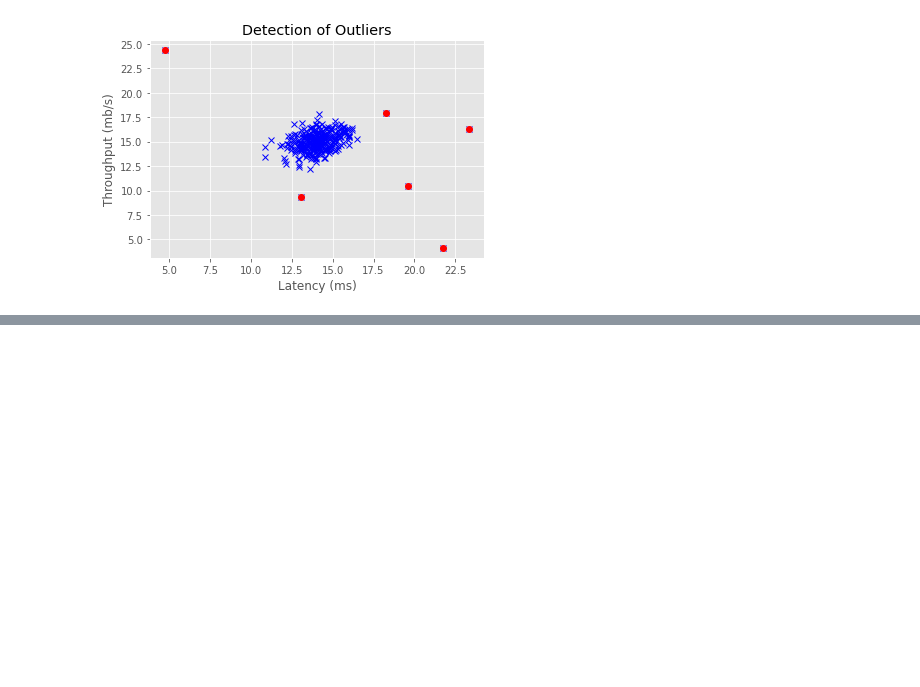
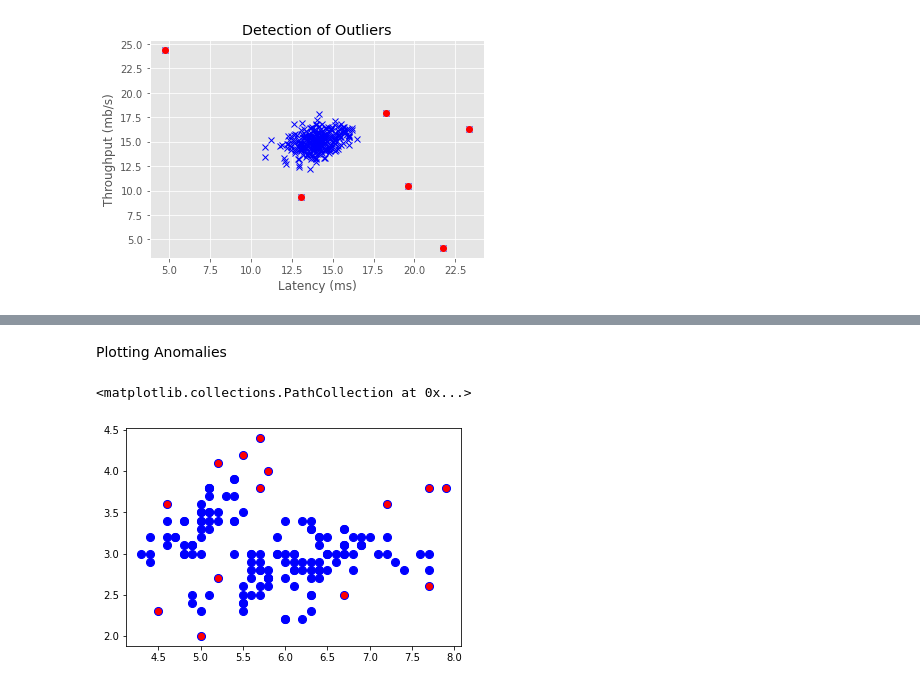
Before and after one commit to peeyushsinghal/anomaly-detection, a Jupyter notebook: anomaly_detection.ipynb, the cells around one changed output, grey strips where cells are left out. Cells and saved outputs as stored; diff of their text form; code cells hidden in the pictures; blank space fills up the shorter version.

```diff
--- a/anomaly_detection.ipynb
+++ b/anomaly_detection.ipynb
@@ -103,0 +346,4 @@ plt.show()
+# %%
+# visually determine cutoff values > 0.15
+outlier_index = np.where(distances.mean(axis = 1) > 0.15)
+outlier_index
@@ -103,0 +353,4 @@ plt.show()
+# %%
+# filter outlier values
+outlier_values = df.iloc[outlier_index]
+outlier_values
@@ -103,0 +373,10 @@ plt.show()
+# %% [markdown]
+Plotting Anomalies
+# %%
+# plot data
+plt.scatter(df["sepal_length"], df["sepal_width"], color = "b", s = 65)
+# plot outlier values
+plt.scatter(outlier_values["sepal_length"], outlier_values["sepal_width"], color = "r")
+# %% [output]
+<matplotlib.collections.PathCollection at 0x...>
+[figure, added]
```
Also changed, not shown: parts of 29 cells of this notebook.
